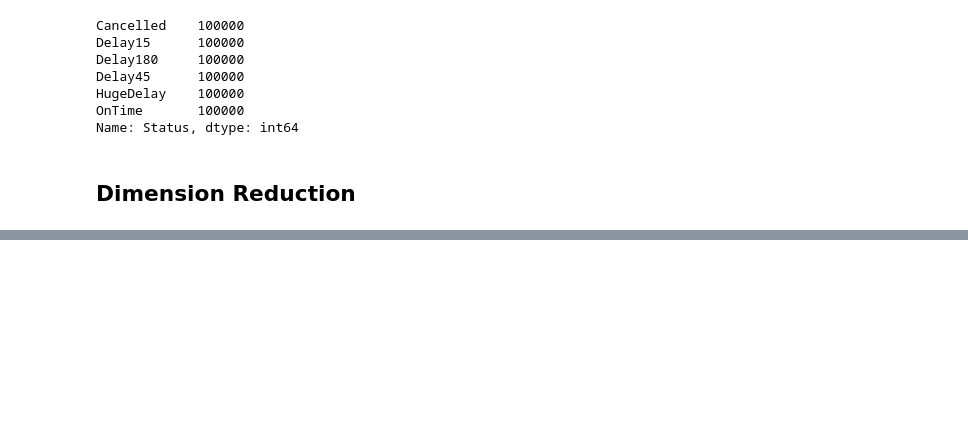
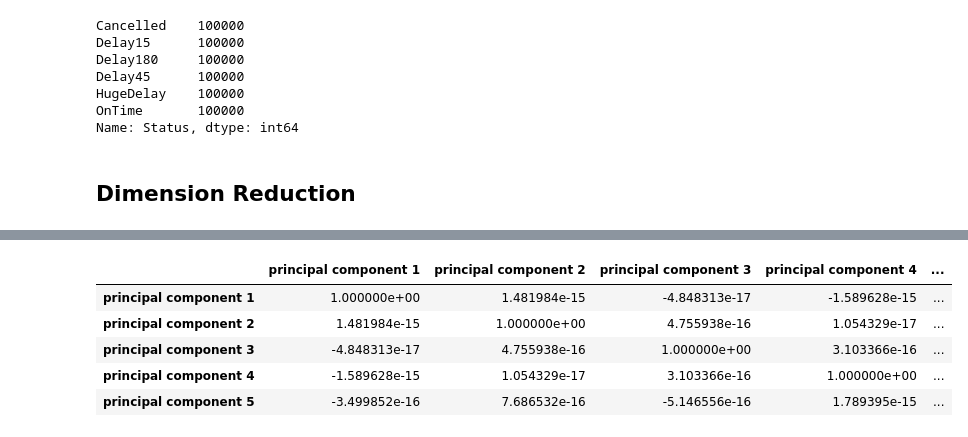
Before and after one commit to syunwi2/Flight_Delay_Prediction, a Jupyter notebook: MK_Fight_Dealy_Prediction.ipynb, the cells around one changed output, grey strips where cells are left out. Drawn from its saved outputs; the diff is of its cells as text; code cells hidden in the pictures; blank space fills up the shorter version.

```diff
--- a/MK_Fight_Dealy_Prediction.ipynb
+++ b/MK_Fight_Dealy_Prediction.ipynb
@@ -293,0 +320,9 @@ MemoryError: Unable to allocate 40.2 GiB for an array with shape (8984, 600000)
+# %%
+principalDf.corr()
+# %% [output]
+|  | principal component 1 | principal component 2 | principal component 3 | principal component 4 | ... |
+| principal component 1 | 1.000000e+00 | 1.481984e-15 | -4.848313e-17 | -1.589628e-15 | ... |
+| principal component 2 | 1.481984e-15 | 1.000000e+00 | 4.755938e-16 | 1.054329e-17 | ... |
+| principal component 3 | -4.848313e-17 | 4.755938e-16 | 1.000000e+00 | 3.103366e-16 | ... |
+| principal component 4 | -1.589628e-15 | 1.054329e-17 | 3.103366e-16 | 1.000000e+00 | ... |
+| principal component 5 | -3.499852e-16 | 7.686532e-16 | -5.146556e-16 | 1.789395e-15 | ... |
```
Also changed, not shown: parts of 8 cells of this notebook.
